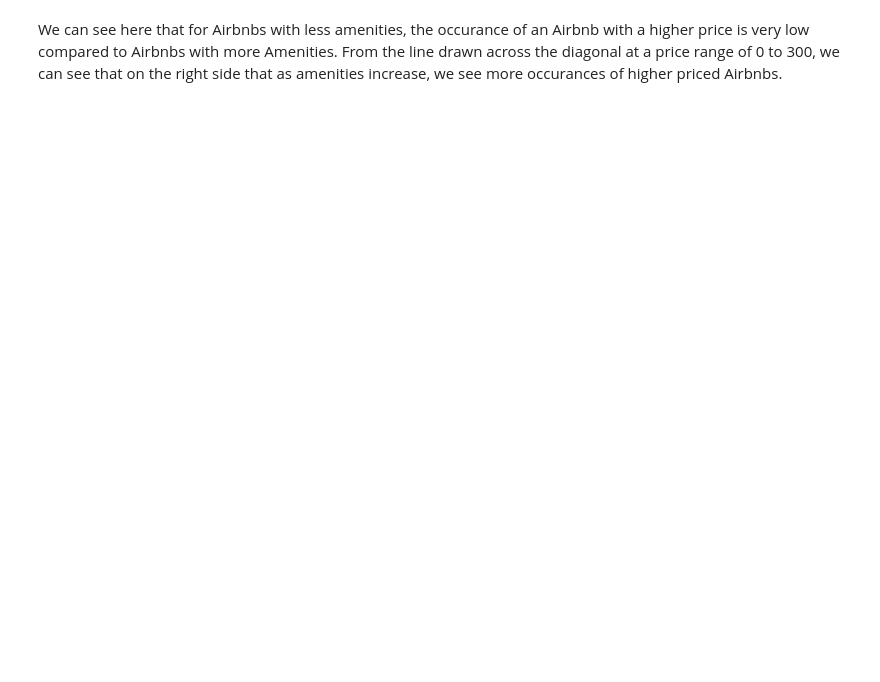
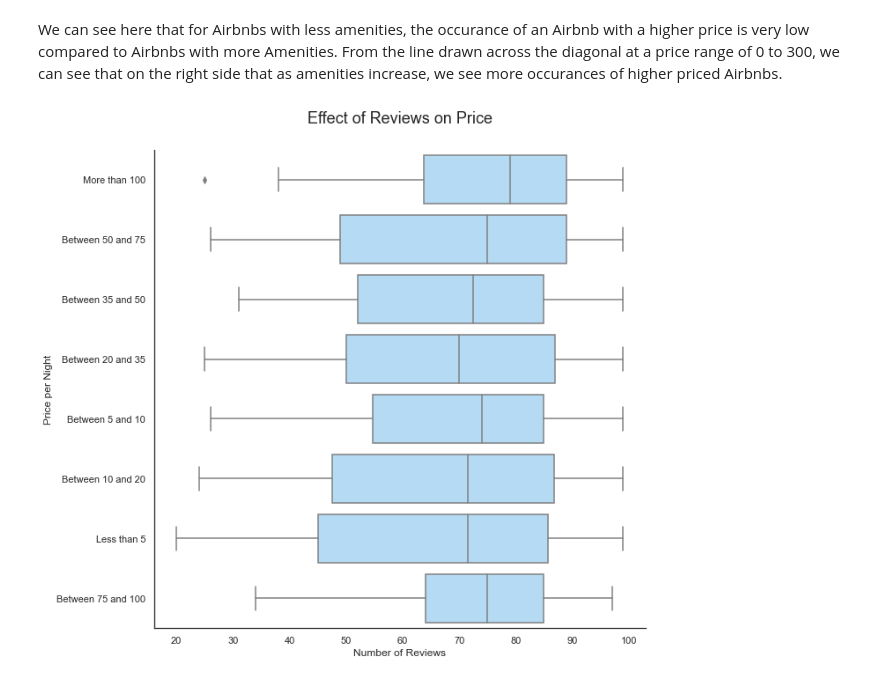
Before and after one commit to data301-2021-summer2/project-group8-project, a Jupyter notebook: analysis/Ahmad Jamal/milestone2.ipynb, the cells around one changed output. Cells and saved outputs as stored; diff of their text form; code cells hidden in the pictures; blank space fills up the shorter version.

```diff
--- a/analysis/Ahmad Jamal/milestone2.ipynb
+++ b/analysis/Ahmad Jamal/milestone2.ipynb
@@ -230,3 +234,44 @@ plt.plot([0, 300], [44.5, 700], linewidth=1.5)
 # %% [markdown]
 We can see here that for Airbnbs with less amenities, the occurance of an Airbnb with a higher price is very low compared to Airbnbs with more Amenities. From the line
 drawn across the diagonal at a price range of 0 to 300, we can see that on the right side that as amenities increase, we see more occurances of higher priced Airbnbs.
+# %%
+# Comparison between prices of Airbnbs and the number of reviews left
+
+plt.rcParams['figure.figsize']=(10,10)
+f, ax = plt.subplots()
+
+# Filters the number of reviews into categories
+def filterReviews(reviews):
+    if(reviews < 5):
+        return "Less than 5"
+    elif(reviews >= 5 and reviews < 10):
+        return "Between 5 and 10"
+    elif(reviews >= 10 and reviews < 20):
+        return "Between 10 and 20"
+    elif(reviews >= 20 and reviews < 35):
+        return "Between 20 and 35"
+    elif(reviews >= 35 and reviews < 50):
+        return "Between 35 and 50"
+    elif(reviews >= 50 and reviews < 75):
+        return "Between 50 and 75"
+    elif(reviews >= 75 and reviews < 100):
+        return "Between 75 and 100"
+    else:
+        return "More than 100"
+
+filteredReviewsDf = df.assign(Num_Reviews = df["Num_Reviews"].apply(lambda x: filterReviews(x)))
+
+# Based on the Average price of Airbnb of $97 dollars, constraining the data to include just that range
+# source: https://www.alltherooms.com/analytics/average-airbnb-prices-by-city/
+filteredReviewsDf = filteredReviewsDf[(filteredReviewsDf["Price_per_Night"] < 100)]
+
+sns.boxplot(data=filteredReviewsDf, x="Price_per_Night", y="Num_Reviews", color="#adf")
+sns.set_style("white")
+
+ax.set_title("Effect of Reviews on Price", fontsize="18", pad="30")
+ax.set_xlabel("Number of Reviews")
+ax.set_ylabel("Price per Night")
+
+sns.despine()
+# %% [output]
+[figure, added]
```
Also changed, not shown: parts of 9 cells of this notebook.
